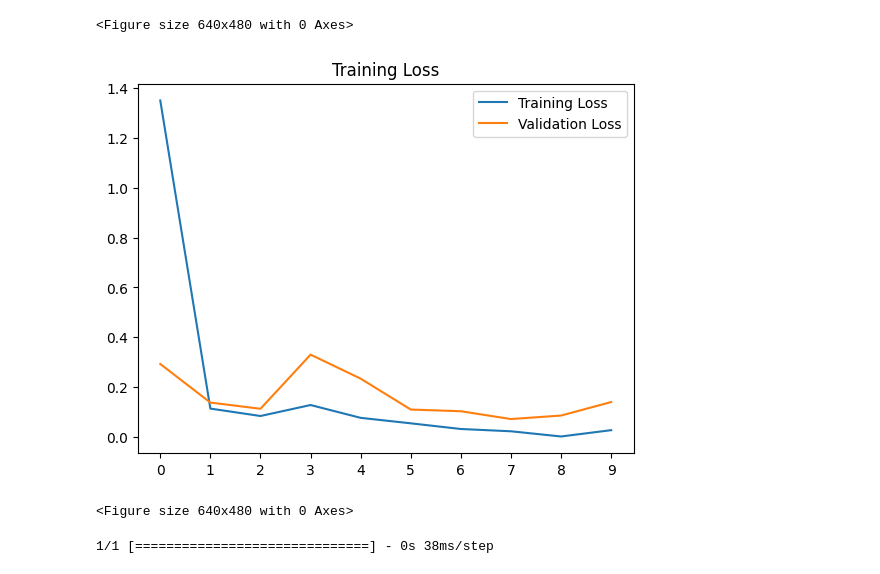
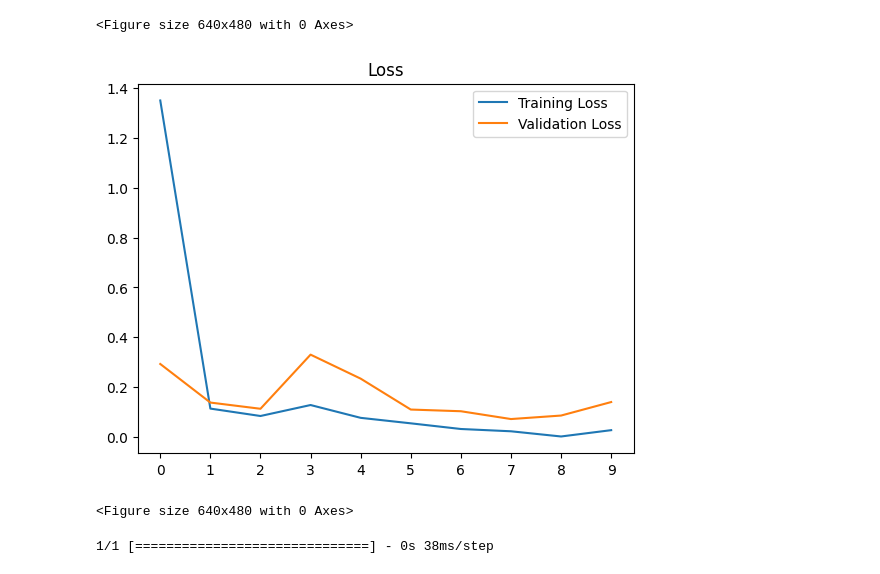
Before and after one commit to abijith-tk/DeepLearning, a Jupyter notebook: VGG16/VGG16.ipynb, the cells around one changed output. Saved outputs shown, nothing was run; the diff lists cells and outputs as text; code cells hidden in the pictures.

```diff
--- a/VGG16/VGG16.ipynb
+++ b/VGG16/VGG16.ipynb
@@ -270,14 +226,14 @@ plt.savefig('accuracy.png')
 # %%
 x=list(range(0,10))
 plt.plot(hist['loss'], label='Training Loss')
 plt.plot(hist['val_loss'], label='Validation Loss')
 plt.legend()
 plt.xticks(x)
-plt.title("Training Loss")
+plt.title("Loss")
 plt.show()
 plt.savefig("loss.png")
 # %% [output]
-[figure, old version]
+[figure, new version]
 <Figure size 640x480 with 0 Axes>
 # %%
 class_names = train_ds.class_names
```
Also changed, not shown: parts of 10 cells of this notebook, 2 other files.
